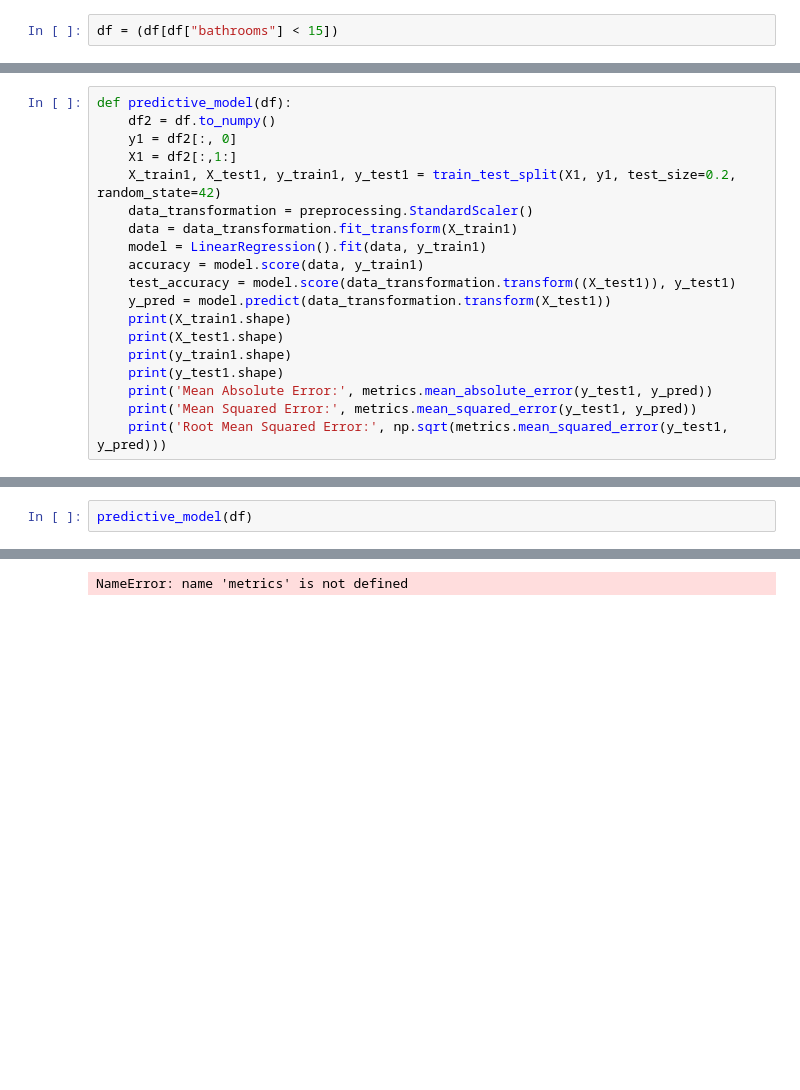
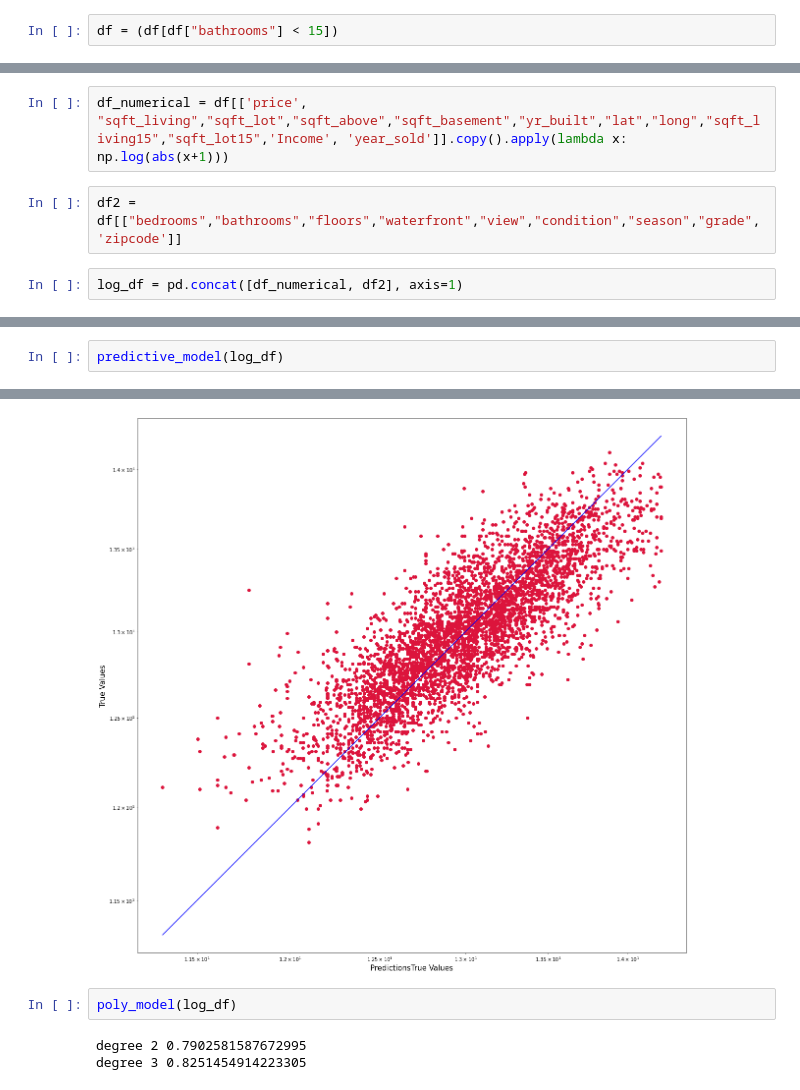
Before and after one commit to ValeriaVF/Phase_2-Project, a Jupyter notebook: Final.ipynb, the cells around one changed output, grey strips where cells are left out. Saved outputs shown, nothing was run; the diff lists cells and outputs as text; blank space fills up the shorter version.

Commit message:
Created final notebook, created functions, ran all models

```diff
--- a/Final.ipynb
+++ b/Final.ipynb
@@ -348,19 +392,0 @@ strong multicollinearity or other numerical problems.
-# %%
-def predictive_model(df):
-    df2 = df.to_numpy()
-    y1 = df2[:, 0]
-    X1 = df2[:,1:]
-    X_train1, X_test1, y_train1, y_test1 = train_test_split(X1, y1, test_size=0.2, random_state=42)
-    data_transformation = preprocessing.StandardScaler()
-    data = data_transformation.fit_transform(X_train1)
-    model = LinearRegression().fit(data, y_train1)
-    accuracy = model.score(data, y_train1)
-    test_accuracy = model.score(data_transformation.transform((X_test1)), y_test1)
-    y_pred = model.predict(data_transformation.transform(X_test1))
-    print(X_train1.shape)
-    print(X_test1.shape)
-    print(y_train1.shape)
-    print(y_test1.shape)
-    print('Mean Absolute Error:', metrics.mean_absolute_error(y_test1, y_pred))
-    print('Mean Squared Error:', metrics.mean_squared_error(y_test1, y_pred))
-    print('Root Mean Squared Error:', np.sqrt(metrics.mean_squared_error(y_test1, y_pred)))
@@ -366,0 +455,6 @@ def predictive_model(df):
+# %%
+df_numerical = df[['price', "sqft_living","sqft_lot","sqft_above","sqft_basement","yr_built","lat","long","sqft_living15","sqft_lot15",'Income', 'year_sold']].copy().apply(lambda x: np.log(abs(x+1)))
+# %%
+df2 =  df[["bedrooms","bathrooms","floors","waterfront","view","condition","season","grade",'zipcode']]
+# %%
+log_df = pd.concat([df_numerical, df2], axis=1)
@@ -367,3 +498,3 @@ def predictive_model(df):
 # %%
-predictive_model(df)
+predictive_model(log_df)
 # %% [output]
@@ -374 +521,6 @@ predictive_model(df)
-NameError: name 'metrics' is not defined
+[figure, added]
+# %%
+poly_model(log_df)
+# %% [output]
+degree 2 0.7902581587672995
+degree 3 0.8251454914223305
```
Also changed, not shown: parts of 22 cells of this notebook, 1 other file.
